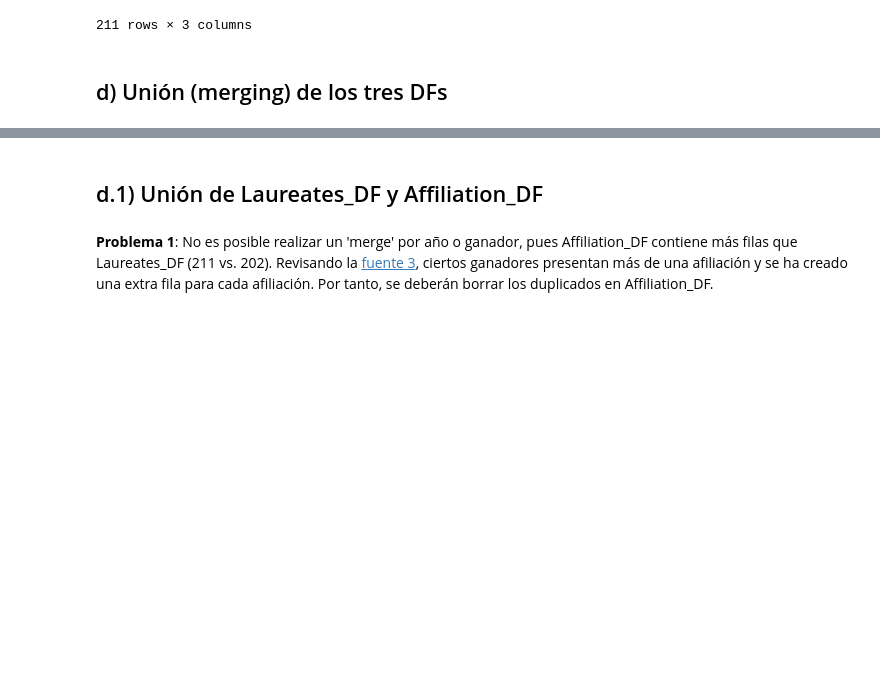
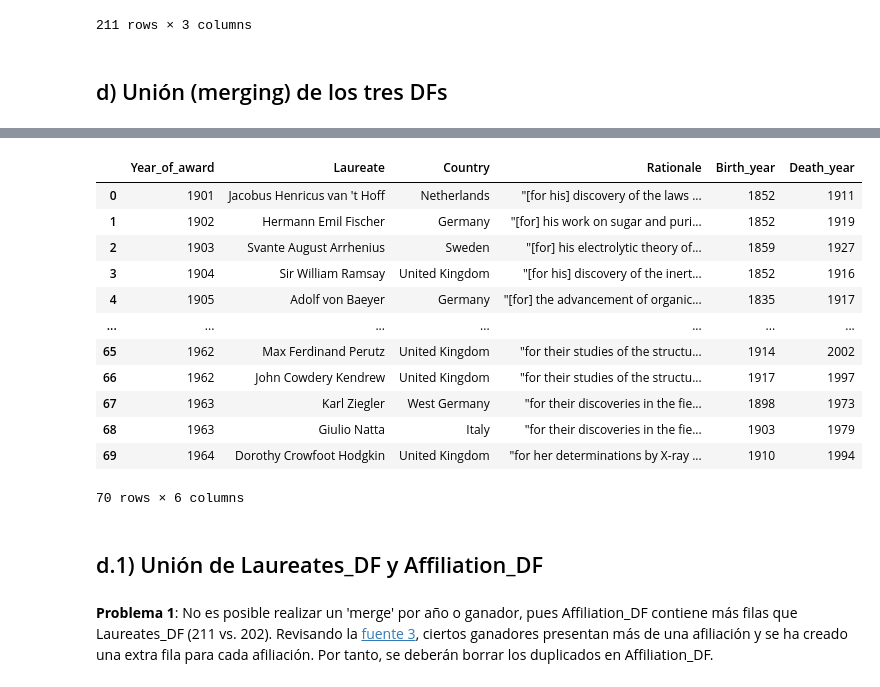
Before and after one commit to Ciencia-de-datos-espaciales-2023-2/Ejercicio_2, a Jupyter notebook: Ejercicio_2_Li.ipynb, the cells around one changed output, grey strips where cells are left out. Cells and saved outputs as stored; diff of their text form; code cells hidden in the pictures; blank space fills up the shorter version.

```diff
--- a/Ejercicio_2_Li.ipynb
+++ b/Ejercicio_2_Li.ipynb
@@ -500,3 +578,19 @@ Affiliation_DF
+# %%
+Laureates_DF.head(70)
+# %% [output]
+|  | Year_of_award | Laureate | Country | Rationale | Birth_year | Death_year |
+| 0 | 1901 | Jacobus Henricus van 't Hoff | Netherlands | "[for his] discovery of the laws ... | 1852 | 1911 |
+| 1 | 1902 | Hermann Emil Fischer | Germany | "[for] his work on sugar and puri... | 1852 | 1919 |
+| 2 | 1903 | Svante August Arrhenius | Sweden | "[for] his electrolytic theory of... | 1859 | 1927 |
+| 3 | 1904 | Sir William Ramsay | United Kingdom | "[for his] discovery of the inert... | 1852 | 1916 |
+| 4 | 1905 | Adolf von Baeyer | Germany | "[for] the advancement of organic... | 1835 | 1917 |
+| ... | ... | ... | ... | ... | ... | ... |
+| 65 | 1962 | Max Ferdinand Perutz | United Kingdom | "for their studies of the structu... | 1914 | 2002 |
+| 66 | 1962 | John Cowdery Kendrew | United Kingdom | "for their studies of the structu... | 1917 | 1997 |
+| 67 | 1963 | Karl Ziegler | West Germany | "for their discoveries in the fie... | 1898 | 1973 |
+| 68 | 1963 | Giulio Natta | Italy | "for their discoveries in the fie... | 1903 | 1979 |
+| 69 | 1964 | Dorothy Crowfoot Hodgkin | United Kingdom | "for her determinations by X-ray ... | 1910 | 1994 |
+70 rows × 6 columns
 # %% [markdown]
 ## d.1) Unión de Laureates_DF y Affiliation_DF
 # %% [markdown]
```
Also changed, not shown: parts of 20 cells of this notebook.
